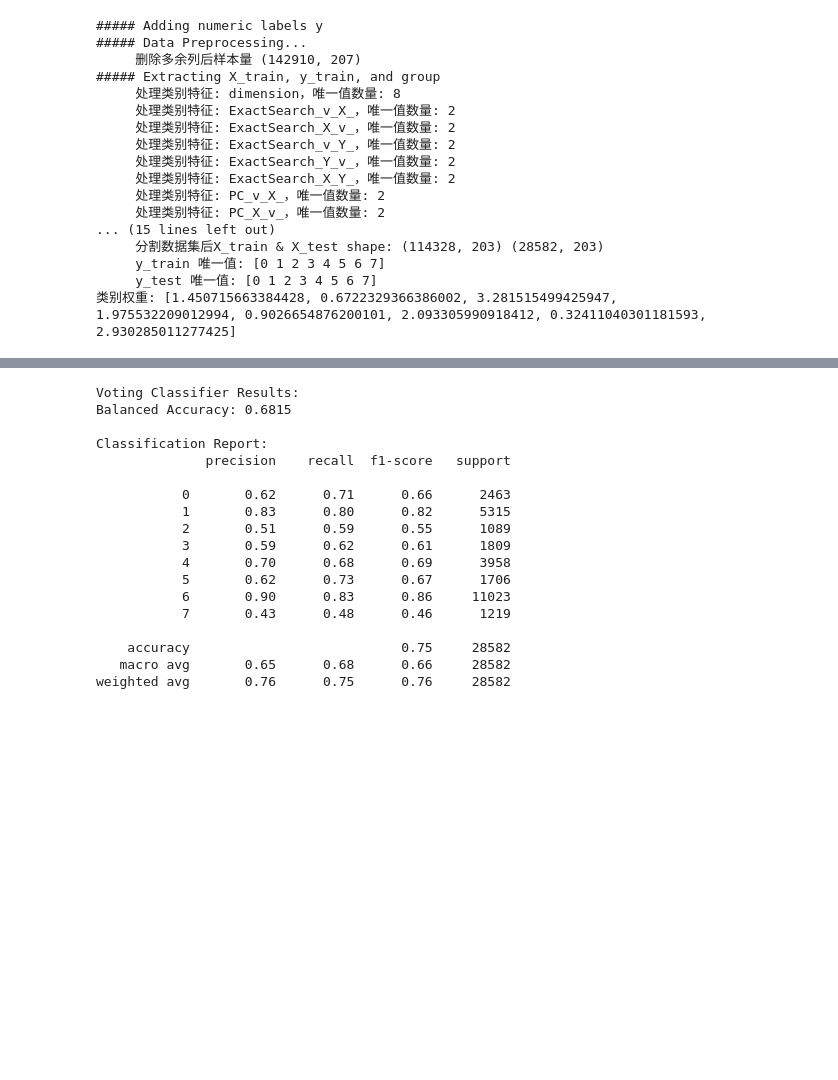
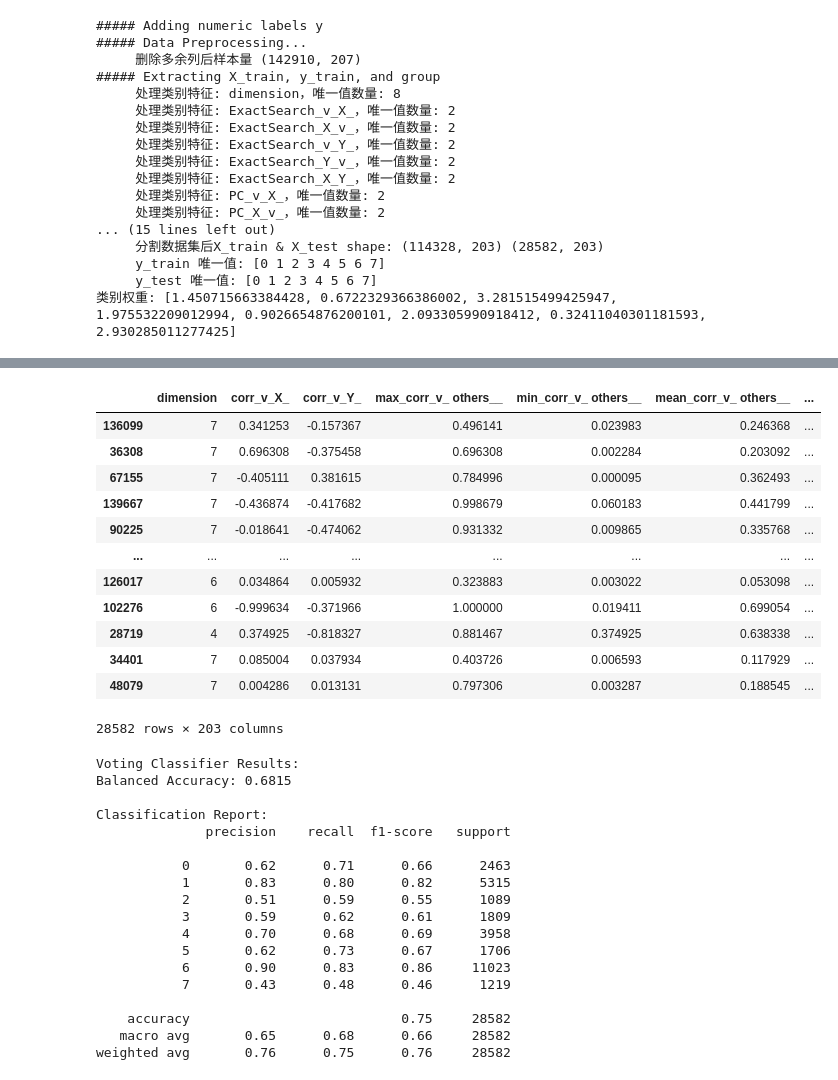
Before and after one commit to Ori-Replication/ADIA-Lab-Causal-Discovery, a Jupyter notebook: try_fusion.ipynb, the cells around one changed output, grey strips where cells are left out. Drawn from its saved outputs; the diff is of its cells as text; code cells hidden in the pictures; blank space fills up the shorter version.

```diff
--- a/try_fusion.ipynb
+++ b/try_fusion.ipynb
@@ -17,6 +17,27 @@ from sklearn.ensemble import VotingClassifier
 from sklearn.ensemble import StackingClassifier
 from sklearn.linear_model import LogisticRegression
 # %%
+def clean_feature_names(X):
+    def clean_name(name):
+        # 将空格替换为下划线
+        name = name.replace(' ', '_')
+        # 将逗号替换为下划线
+        name = name.replace(',', '_')
+        # 移除或替换其他特殊字符
+        name = re.sub(r'[^\w\-]', '_', name)
+        # 确保名称不以数字开头
+        if name and name[0].isdigit():
+            name = 'f_' + name
+        # 移除连续的下划线
+        name = re.sub(r'_+', '_', name)
+        # 移除开头和结尾的下划线
+        name = name.strip('_')
+        return name
+
+    X.columns = [clean_name(col) for col in X.columns]
+    return X
+
+
 def remove_columns_with_keywords(df, keywords):
     columns_to_drop = [col for col in df.columns if any(keyword in col for keyword in keywords)]
     return df.drop(columns=columns_to_drop)
@@ -30,18 +51,6 @@ def recovery_dataset_id(X_y_group_train):
     X_y_group_train['dataset'] = X_y_group_train['dataset'].apply(lambda x: f'{int(x):05}')
     return X_y_group_train
 
-def clean_feature_names(X):
-    # 函数用于清理特征名称
-    def clean_name(name):
-        # 移除或替换特殊字符
-        name = re.sub(r'[^\w\s-]', '_', name)
-        # 确保名称不以数字开头
-        if name and name[0].isdigit():
-            name = 'f_' + name
-        return name
-
-    X.columns = [clean_name(col) for col in X.columns]
-    return X
 
 def process_categorical_features(df, max_unique=10):
     """
@@ -124,6 +133,10 @@ print(f"     类别特征模态数 (cat_dims): {cat_dims}")
 X_train, X_test, y_train, y_test = train_test_split(
     X, y, test_size=0.2, random_state=42, stratify=y
 )
+
+X_train = clean_feature_names(X_train)
+X_test = clean_feature_names(X_test)
+
 print("     分割数据集后X_train & X_test shape:", X_train.shape, X_test.shape)
 print("     y_train 唯一值:", np.unique(y_train))
 print("     y_test 唯一值:", np.unique(y_test))
@@ -335,3 +447,23 @@ Test set balanced accuracy: 0.677288
+# %%
+
+
+X_test = clean_feature_names(X_test)
+# %%
+X_test
+# %% [output]
+|  | dimension | corr_v_X_ | corr_v_Y_ | max_corr_v_ others__ | min_corr_v_ others__ | mean_corr_v_ others__ | ... |
+| 136099 | 7 | 0.341253 | -0.157367 | 0.496141 | 0.023983 | 0.246368 | ... |
+| 36308 | 7 | 0.696308 | -0.375458 | 0.696308 | 0.002284 | 0.203092 | ... |
+| 67155 | 7 | -0.405111 | 0.381615 | 0.784996 | 0.000095 | 0.362493 | ... |
+| 139667 | 7 | -0.436874 | -0.417682 | 0.998679 | 0.060183 | 0.441799 | ... |
+| 90225 | 7 | -0.018641 | -0.474062 | 0.931332 | 0.009865 | 0.335768 | ... |
+| ... | ... | ... | ... | ... | ... | ... | ... |
+| 126017 | 6 | 0.034864 | 0.005932 | 0.323883 | 0.003022 | 0.053098 | ... |
+| 102276 | 6 | -0.999634 | -0.371966 | 1.000000 | 0.019411 | 0.699054 | ... |
+| 28719 | 4 | 0.374925 | -0.818327 | 0.881467 | 0.374925 | 0.638338 | ... |
+| 34401 | 7 | 0.085004 | 0.037934 | 0.403726 | 0.006593 | 0.117929 | ... |
+| 48079 | 7 | 0.004286 | 0.013131 | 0.797306 | 0.003287 | 0.188545 | ... |
+28582 rows × 203 columns
 # %%
 from sklearn.base import BaseEstimator, ClassifierMixin
 
```
Also changed, not shown: parts of 5 cells of this notebook, 7 other files.
